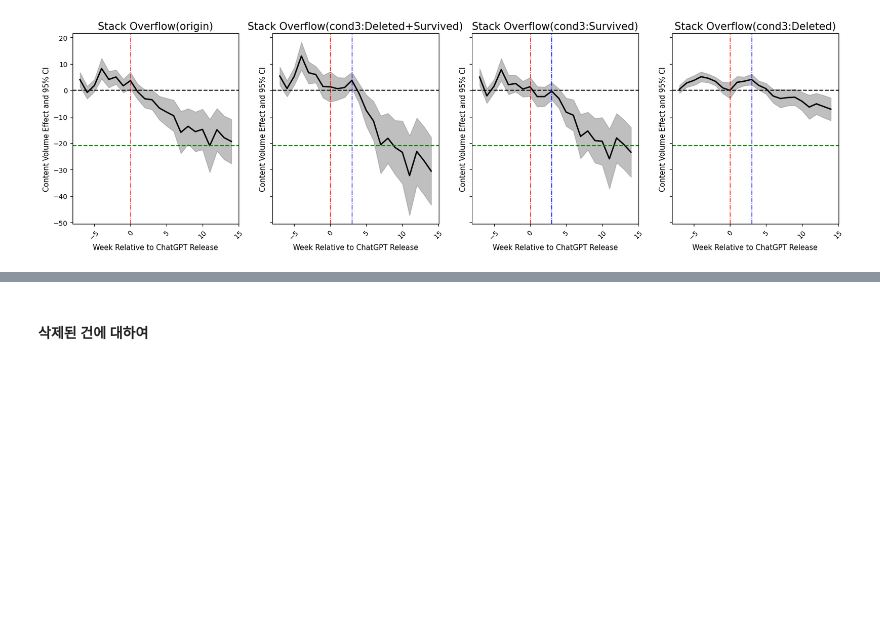
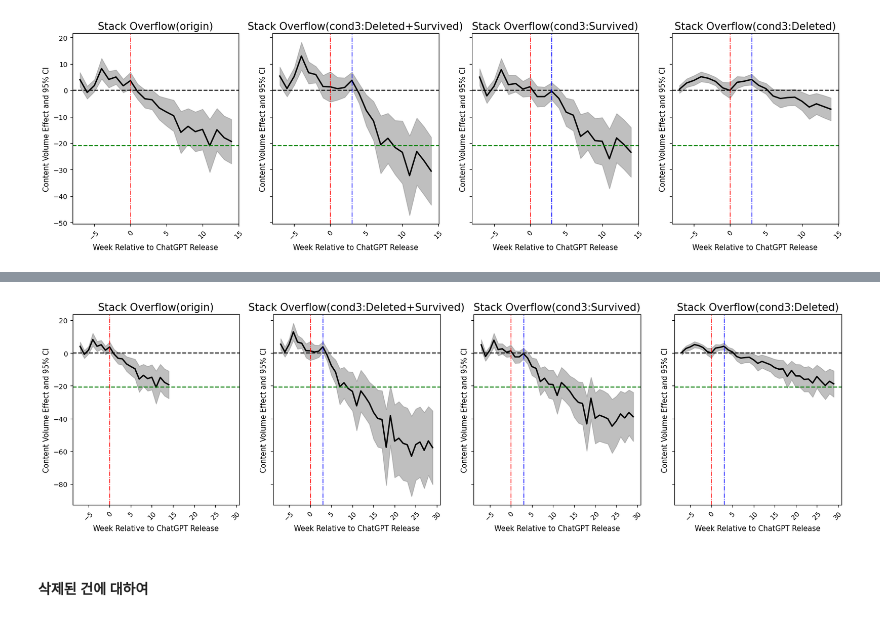
Before and after one commit to boysbeanxious/stackoverflow_src, a Jupyter notebook: DA/7_refutation_final.ipynb, the cells around one changed output, grey strips where cells are left out. Saved outputs shown, nothing was run; the diff lists cells and outputs as text; code cells hidden in the pictures; blank space fills up the shorter version.

```diff
--- a/DA/7_refutation_final.ipynb
+++ b/DA/7_refutation_final.ipynb
@@ -1597,0 +1537,2 @@ plt.show();
+# %%
+long_periods = np.arange(-7, 30, 1)
@@ -1597,0 +1619,6 @@ plt.show();
+# %%
+cond3_long_y_coefs_filtered      = cond3_long_y_coefs.loc[[f'C(rel_week)[T.{i}]:treat' for i in long_periods]].values
+cond3_long_y_std_errors_filtered = cond3_long_y_std_errors.loc[[f'C(rel_week)[T.{i}]:treat' for i in long_periods]].values
+# %%
+cond3_long_n_coefs_filtered      = cond3_long_n_coefs.loc[[f'C(rel_week)[T.{i}]:treat' for i in long_periods]].values
+cond3_long_n_std_errors_filtered = cond3_long_n_std_errors.loc[[f'C(rel_week)[T.{i}]:treat' for i in long_periods]].values
@@ -1597,0 +1649,12 @@ plt.show();
+# %%
+# 신뢰구간 계산
+cond3_long_n_ll_95 = cond3_long_n_coefs_filtered - 1.965 * cond3_long_n_std_errors_filtered
+cond3_long_n_ul_95 = cond3_long_n_coefs_filtered + 1.965 * cond3_long_n_std_errors_filtered
+
+# 데이터프레임 생성 (계수와 신뢰구간)
+cond3_long_n_df_coefs = pd.DataFrame({
+    'period'    : long_periods,
+    'Estimate'  : cond3_long_n_coefs_filtered,
+    'll_95'     : cond3_long_n_ll_95,
+    'ul_95'     : cond3_long_n_ul_95
+})
@@ -1598,3 +1681,64 @@ plt.show();
+# %%
+### create a figure with multiple subplots
+sharey = True ## 또는 sharey=False
+sharex = True ## 또는 sharex=False
+
+fig, axs = plt.subplots(1, 4, figsize = (20, 5), sharey=sharey, sharex=True)
+
+
+axs[0].fill_between(df_coefs['period'], df_coefs['ll_95'], df_coefs['ul_95'], color='gray', alpha=0.5)
+axs[0].plot(df_coefs['period'], df_coefs['Estimate'], color='black', linewidth=2)
+axs[0].axvline(x=0,     color='red',    linestyle='-.', linewidth=1)
+axs[0].axhline(y=0,     color='black',  linestyle='--')
+axs[0].axhline(y=-20.9, color='green',  linestyle='--')
+axs[0].set_xlabel("Week Relative to ChatGPT Release", fontsize = 10.5)
+axs[0].set_ylabel("Content Volume Effect and 95% CI", fontsize = 10.5)
+axs[0].set_title("Stack Overflow(origin)", fontsize=15)
+axs[0].tick_params(axis='x', rotation=45)
+axs[0].grid(False)
+
+axs[1].fill_between(cond3_long_df_coefs['period'], cond3_long_df_coefs['ll_95'], cond3_long_df_coefs['ul_95'], color='gray', alpha=0.5)
+axs[1].plot(cond3_long_df_coefs['period'], cond3_long_df_coefs['Estimate'], color='black', linewidth=2)
+axs[1].axvline(x=0,     color='red',    linestyle='-.', linewidth=1)
+axs[1].axhline(y=0,     color='black',  linestyle='--')
+axs[1].axvline(x=3, color='blue', linestyle='-.', linewidth=1)
+axs[1].axhline(y=-20.9, color='green',  linestyle='--')
+axs[1].set_xlabel("Week Relative to ChatGPT Release", fontsize = 10.5)
+axs[1].set_ylabel("Content Volume Effect and 95% CI", fontsize = 10.5)
+axs[1].set_title("Stack Overflow(cond3:Deleted+Survived)", fontsize=15)
+axs[1].tick_params(axis='x', rotation=45)
+axs[1].grid(False)
+
+
+axs[2].fill_between(cond3_long_n_df_coefs['period'], cond3_long_n_df_coefs['ll_95'], cond3_long_n_df_coefs['ul_95'], color='gray', alpha=0.5)
+axs[2].plot(cond3_long_n_df_coefs['period'], cond3_long_n_df_coefs['Estimate'], color='black', linewidth=2)
+axs[2].axvline(x=0, color='red', linestyle='-.', linewidth=1)
+axs[2].axhline(y=0, color='black', linestyle='--')
+axs[2].axvline(x=3, color='blue', linestyle='-.', linewidth=1)
+axs[2].axhline(y=-20.9, color='green',  linestyle='--')
+axs[2].set_xlabel("Week Relative to ChatGPT Release", fontsize = 10.5)
+axs[2].set_ylabel("Content Volume Effect and 95% CI", fontsize = 10.5)
+axs[2].set_title("Stack Overflow(cond3:Survived)", fontsize=15)
+axs[2].tick_params(axis='x', rotation=45)
+axs[2].grid(False)
+
+axs[3].fill_between(cond3_long_y_df_coefs['period'], cond3_long_y_df_coefs['ll_95'], cond3_long_y_df_coefs['ul_95'], color='gray', alpha=0.5)
+axs[3].plot(cond3_long_y_df_coefs['period'], cond3_long_y_df_coefs['Estimate'], color='black', linewidth=2)
+axs[3].axvline(x=0, color='red', linestyle='-.', linewidth=1)
+axs[3].axhline(y=0, color='black', linestyle='--')
+axs[3].axvline(x=3, color='blue', linestyle='-.', linewidth=1)
+axs[3].axhline(y=-20.9, color='green',  linestyle='--')
+axs[3].set_xlabel("Week Relative to ChatGPT Release", fontsize = 10.5)
+axs[3].set_ylabel("Content Volume Effect and 95% CI", fontsize = 10.5)
+axs[3].set_title("Stack Overflow(cond3:Deleted)", fontsize=15)
+axs[3].tick_params(axis='x', rotation=45)
+axs[3].grid(False)
+
+
+
+plt.show();
+# %% [output]
+[figure, added]
 # %% [markdown]
 #### 삭제된 건에 대하여
 # %%
```
Also changed, not shown: parts of 85 cells of this notebook, 3 other files.
